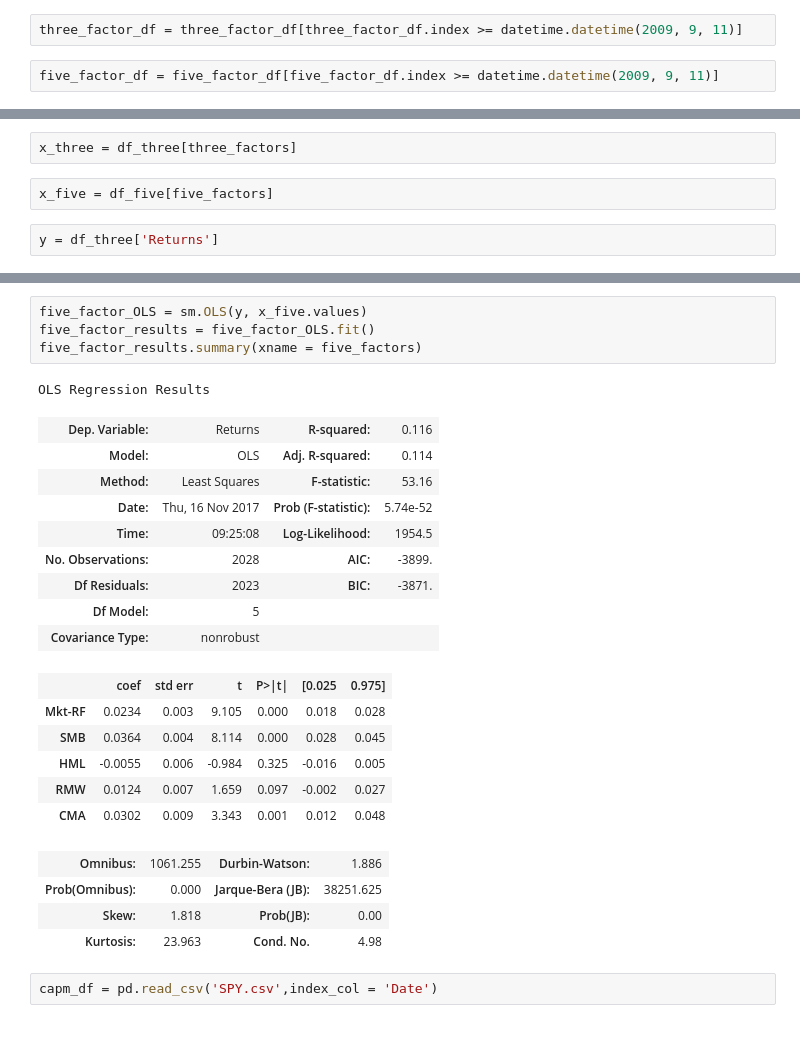
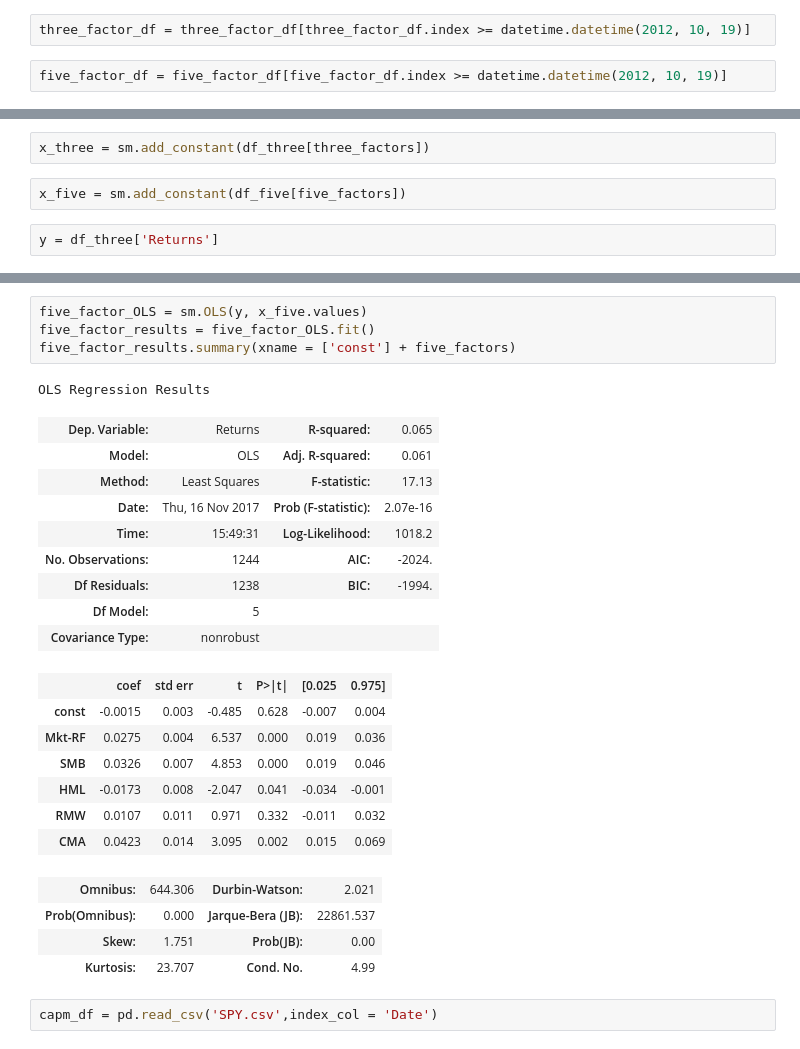
Before and after one commit to WChang1/HFAC_Factor_Project, a Jupyter notebook: Factor Analysis 2.ipynb, the cells around one changed output, grey strips where cells are left out. Saved outputs shown, nothing was run; the diff lists cells and outputs as text.

```diff
--- a/Factor Analysis 2.ipynb
+++ b/Factor Analysis 2.ipynb
@@ -126,7 +160,7 @@ df = df[df['Date'] >= datetime.datetime(2009, 9, 11)]
 # %%
-three_factor_df = three_factor_df[three_factor_df.index >= datetime.datetime(2009, 9, 11)]
+three_factor_df = three_factor_df[three_factor_df.index >= datetime.datetime(2012, 10, 19)]
 # %%
-five_factor_df = five_factor_df[five_factor_df.index >= datetime.datetime(2009, 9, 11)]
+five_factor_df = five_factor_df[five_factor_df.index >= datetime.datetime(2012, 10, 19)]
 # %%
 grouped_by_stock = df.groupby('Stock')
 # %%
@@ -183,9 +219,9 @@ df_three = pd.concat([portfolio_values, three_factor_df], axis=1, join='inner')
 # %%
 df_five = pd.concat([portfolio_values, five_factor_df], axis=1, join='inner')
 # %%
-x_three = df_three[three_factors]
+x_three = sm.add_constant(df_three[three_factors])
 # %%
-x_five = df_five[five_factors]
+x_five = sm.add_constant(df_five[five_factors])
 # %%
 y = df_three['Returns']
 # %%
@@ -214,28 +251,29 @@ OLS Regression Results
 # %%
 five_factor_OLS = sm.OLS(y, x_five.values)
 five_factor_results = five_factor_OLS.fit()
-five_factor_results.summary(xname = five_factors)
+five_factor_results.summary(xname = ['const'] + five_factors)
 # %% [output]
 OLS Regression Results
-| Dep. Variable: | Returns | R-squared: | 0.116 |
-| Model: | OLS | Adj. R-squared: | 0.114 |
-| Method: | Least Squares | F-statistic: | 53.16 |
-| Date: | Thu, 16 Nov 2017 | Prob (F-statistic): | 5.74e-52 |
-| Time: | 09:25:08 | Log-Likelihood: | 1954.5 |
-| No. Observations: | 2028 | AIC: | -3899. |
-| Df Residuals: | 2023 | BIC: | -3871. |
+| Dep. Variable: | Returns | R-squared: | 0.065 |
+| Model: | OLS | Adj. R-squared: | 0.061 |
+| Method: | Least Squares | F-statistic: | 17.13 |
+| Date: | Thu, 16 Nov 2017 | Prob (F-statistic): | 2.07e-16 |
+| Time: | 15:49:31 | Log-Likelihood: | 1018.2 |
+| No. Observations: | 1244 | AIC: | -2024. |
+| Df Residuals: | 1238 | BIC: | -1994. |
 | Df Model: | 5 |  |  |
 | Covariance Type: | nonrobust |  |  |
 |  | coef | std err | t | P>|t| | [0.025 | 0.975] |
-| Mkt-RF | 0.0234 | 0.003 | 9.105 | 0.000 | 0.018 | 0.028 |
-| SMB | 0.0364 | 0.004 | 8.114 | 0.000 | 0.028 | 0.045 |
-| HML | -0.0055 | 0.006 | -0.984 | 0.325 | -0.016 | 0.005 |
-| RMW | 0.0124 | 0.007 | 1.659 | 0.097 | -0.002 | 0.027 |
-| CMA | 0.0302 | 0.009 | 3.343 | 0.001 | 0.012 | 0.048 |
+| const | -0.0015 | 0.003 | -0.485 | 0.628 | -0.007 | 0.004 |
+| Mkt-RF | 0.0275 | 0.004 | 6.537 | 0.000 | 0.019 | 0.036 |
+| SMB | 0.0326 | 0.007 | 4.853 | 0.000 | 0.019 | 0.046 |
+| HML | -0.0173 | 0.008 | -2.047 | 0.041 | -0.034 | -0.001 |
+| RMW | 0.0107 | 0.011 | 0.971 | 0.332 | -0.011 | 0.032 |
+| CMA | 0.0423 | 0.014 | 3.095 | 0.002 | 0.015 | 0.069 |
-| Omnibus: | 1061.255 | Durbin-Watson: | 1.886 |
-| Prob(Omnibus): | 0.000 | Jarque-Bera (JB): | 38251.625 |
-| Skew: | 1.818 | Prob(JB): | 0.00 |
-| Kurtosis: | 23.963 | Cond. No. | 4.98 |
+| Omnibus: | 644.306 | Durbin-Watson: | 2.021 |
+| Prob(Omnibus): | 0.000 | Jarque-Bera (JB): | 22861.537 |
+| Skew: | 1.751 | Prob(JB): | 0.00 |
+| Kurtosis: | 23.707 | Cond. No. | 4.99 |
 # %%
 capm_df = pd.read_csv('SPY.csv',index_col = 'Date')
 # %%
```
Also changed, not shown: parts of 27 cells of this notebook, 8 other files.
